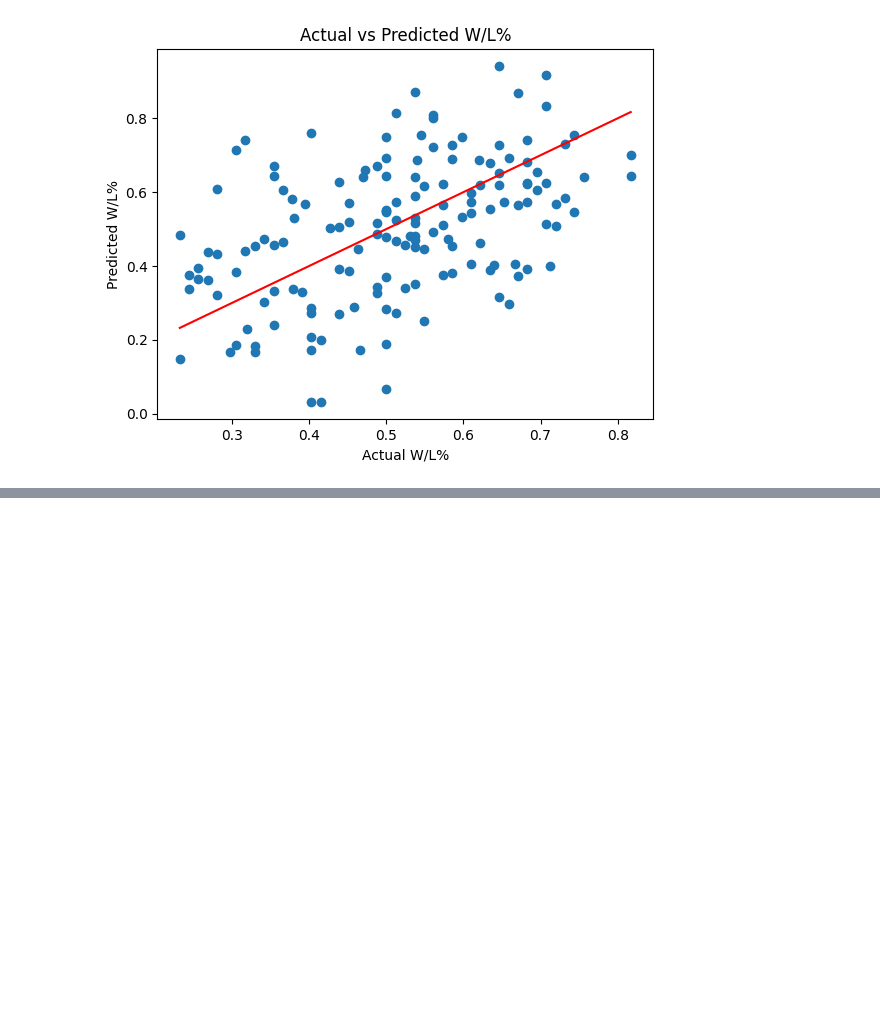
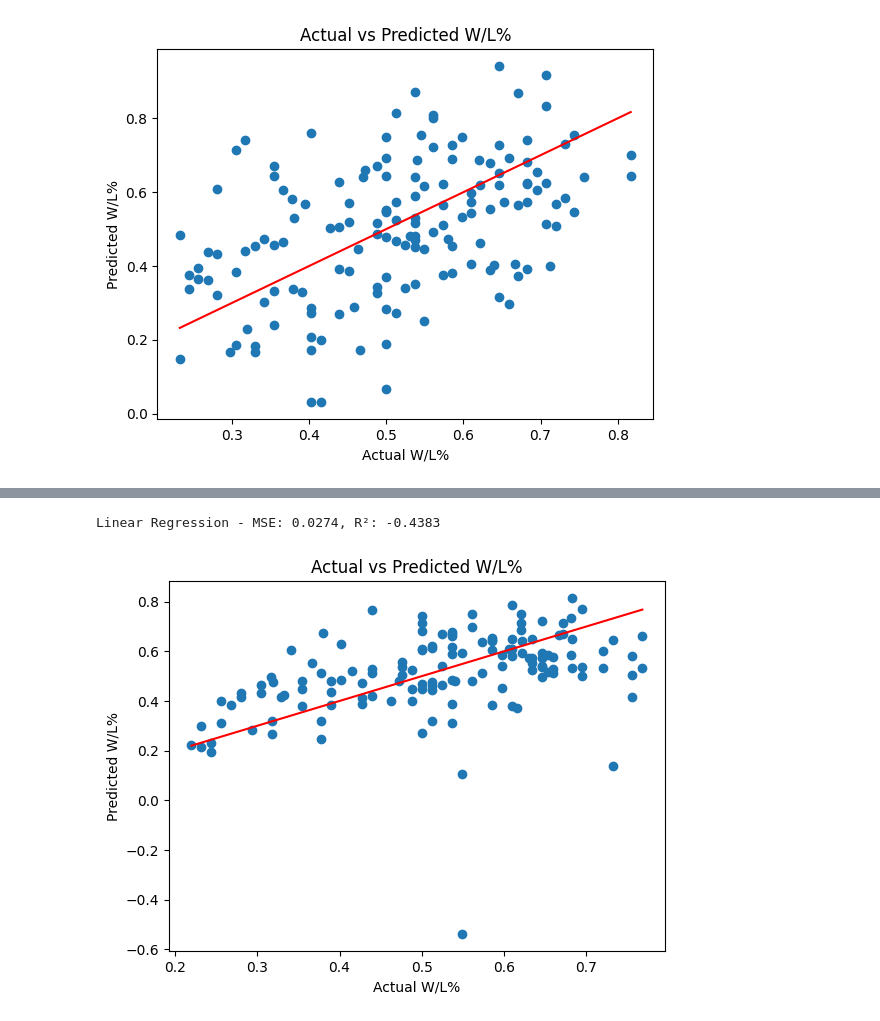
Before and after one commit to sean-r-duffy/nba-analytics, a Jupyter notebook: notebooks/team_wins_prediction_weight_average.ipynb, the cells around one changed output, grey strips where cells are left out. Drawn from its saved outputs; the diff is of its cells as text; code cells hidden in the pictures; blank space fills up the shorter version.

Commit message:
weight average by player position

```diff
--- a/notebooks/team_wins_prediction_weight_average.ipynb
+++ b/notebooks/team_wins_prediction_weight_average.ipynb
@@ -244,0 +316,38 @@ plt.show()
+# %%
+data_path = '../data/interim/NBA_team_player_stats_Weight_Average.csv'
+data = pd.read_csv(data_path)
+
+X = data.drop(columns=['W/L%', 'full_season', 'Season', 'tm', 'Team'])
+y = data['W/L%']
+
+X_train, X_test, y_train, y_test = train_test_split(X, y, test_size=0.2, random_state=42)
+
+scaler = StandardScaler()
+X_train_scaled = scaler.fit_transform(X_train)
+X_test_scaled = scaler.transform(X_test)
+
+# Initialize the Linear Regression model
+model = LinearRegression()
+
+# Train the model
+model.fit(X_train_scaled, y_train)
+
+# Predict on the test set
+y_pred = model.predict(X_test_scaled)
+
+# Evaluate the model
+mse = mean_squared_error(y_test, y_pred)
+r2 = r2_score(y_test, y_pred)
+
+print(f"Linear Regression - MSE: {mse:.4f}, R²: {r2:.4f}")
+
+# Plot actual vs predicted values
+plt.scatter(y_test, y_pred)
+plt.xlabel('Actual W/L%')
+plt.ylabel('Predicted W/L%')
+plt.title('Actual vs Predicted W/L%')
+plt.plot([min(y_test), max(y_test)], [min(y_test), max(y_test)], color='red')  # Line of perfect prediction
+plt.show()
+# %% [output]
+Linear Regression - MSE: 0.0274, R²: -0.4383
+[figure, added]
```
Also changed, not shown: parts of 5 cells of this notebook, 1 other file.
